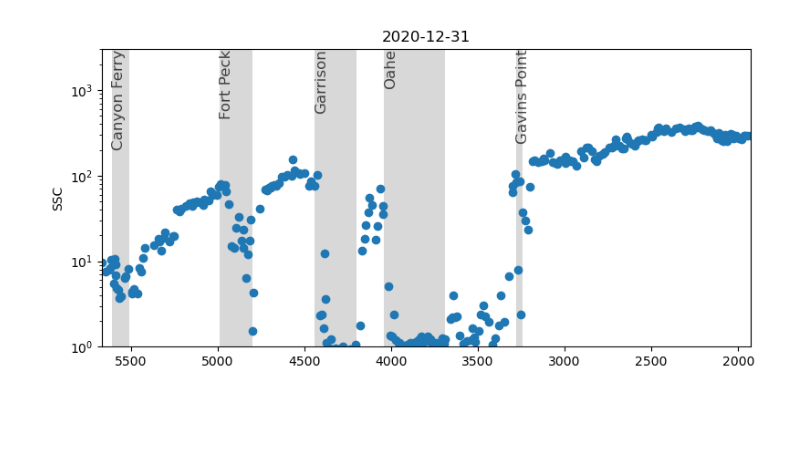
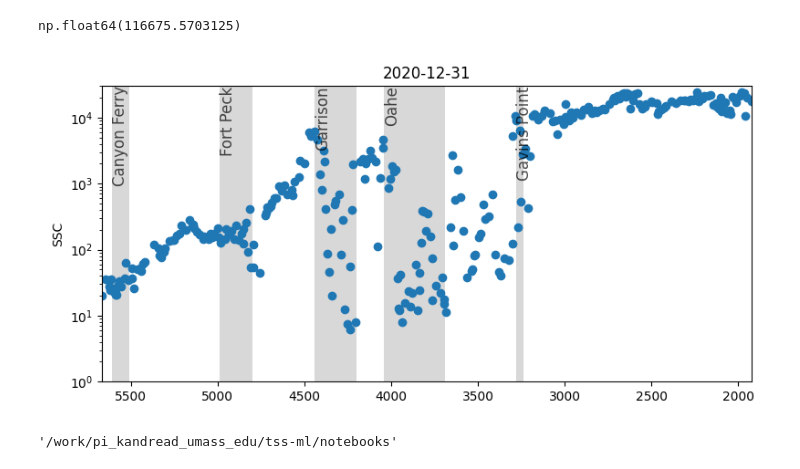
Before and after one commit to Fluvial-UMass/swot-ml, a Jupyter notebook: notebooks/MissouriPredictions.ipynb, the cells around one changed output. Saved outputs shown, nothing was run; the diff lists cells and outputs as text; code cells hidden in the pictures; blank space fills up the shorter version.

Commit message:
Fixed inference mode datasets

```diff
--- a/notebooks/MissouriPredictions.ipynb
+++ b/notebooks/MissouriPredictions.ipynb
@@ -29,13 +30,7 @@ from data import TAPDataset, TAPDataLoader
 # %%
-import data
-reload(data)
-from data import TAPDataset, TAPDataLoader
-
-run_dir = Path("../runs/hybrid_feature_ablation/trim_20240719_200421")
+run_dir = Path("../runs/flexible_hybrid_96/base_config_20240905_182707")
 cfg, model, trainer_state, opt_state, _ = load_last_state(run_dir)
 cfg['quiet'] = False
 
-train_dataset = TAPDataset(cfg)
-
-plt.plot(trainer_state['loss_list'])
+train_dataset = HydroDataset(cfg)
 # %% [output]
@@ -47,22 +42,15 @@ Data Hash: 45b36d6a16586af4d53563f1af62b9dd6c76f4b115c84b14e7c783d0767b4331
 Using cached basin dataset file.
 # %%
-import data
-reload(data)
-from data import TAPDataset, TAPDataLoader
-
 cfg['data_dir'] = Path("/work/pi_kandread_umass_edu/tss-ml/data/NA_WQP/Predictions/Missouri")
 cfg['train_basin_file'] = "metadata/site_lists/all_sites.txt"
 cfg['test_basin_file'] = "metadata/site_lists/all_sites.txt"
 cfg['log_norm_cols'] = []
 cfg['target_weights'] = []
 cfg['data_subset'] = 'predict'
-cfg['features']['static'] = train_dataset.static_features
+# cfg['features']['static'] = train_dataset.static_features
 
 fig_dir = run_dir / "figures" / "Missouri"
 fig_dir.mkdir(parents=True, exist_ok=True)
 
-dataset = TAPDataset(cfg,
-                     dynamic_scale = train_dataset.scale,
-                     static_scale = train_dataset.attributes_scale,
-                     inference_mode = True)
+dataset = HydroDataset(cfg, train_ds = train_dataset)
 # %% [output]
@@ -73,12 +61,12 @@ import evaluate
 reload(evaluate)
 from evaluate import model_iterate
 
-cfg['num_workers'] = 0
+cfg['num_workers'] = 1
 cfg['batch_size'] = 64
 
 dataloader_kwargs = dataset.date_batching('predict_all',['2020-01-01','2021-01-01'])
 cfg.update(dataloader_kwargs)
-dataloader = TAPDataLoader(cfg, dataset)
+dataloader = HydroDataLoader(cfg, dataset)
 
 data_tuple_list = []
 for basin, date, y_pred, dt in model_iterate(model, dataloader, True, False, True):
@@ -156,7 +135,11 @@ dist_out = [get_dist_out(idx) for idx in geom_ids]
 centerline_gdf = gpd.GeoDataFrame(index=geom_ids, data={'dist_out':dist_out}, geometry=centerlines)
 
 #initialize the prediciton columns
-centerline_gdf[dataset.target] = np.NaN
+centerline_gdf[dataset.target] = np.nan
+# %%
+centerline_gdf['flux'].max()
+# %% [output]
+np.float64(116675.5703125)
 # %%
 import matplotlib.patches as patches
 from tqdm.auto import tqdm
@@ -169,13 +152,13 @@ dams = {
     'Garrison': [4200, 4440],
     'Fort Peck': [4800, 4990],
     'Canyon Ferry': [5510, 5610]}
-ylim = [1, 3000]
+ylim = [1, 150000]
 
 y_pred = [tup[2] for tup in data_tuple_list]
 y_pred_avg = np.mean(y_pred, axis=0)
 
 def profile_animation(cfg, model, dataset):
-    from data import TAPDataLoader
+    from data import HydroDataLoader
     from evaluate import model_iterate
     import matplotlib.animation as animation
 
@@ -201,35 +184,40 @@ def profile_animation(cfg, model, dataset):
     ax1.invert_xaxis()
 
     # Data iterator wrapper for frames
     def frames():
         for data in tqdm(data_tuple_list):
             yield data
 
     # Updates the plot based on the data passed by frames()
     def update(frame):
         basins, dates, batch = frame
         basins = [float(b) for b in basins]
 
         for i, t in enumerate(dataset.target):
             centerline_gdf.loc[basins, t] = batch[:,i]# / y_pred_avg[:,i]
 
         # Update scatter plots
-        scatter1.set_data(x, centerline_gdf['ssc'])
+        scatter1.set_data(x, centerline_gdf['flux'])
 
         date = pd.Timestamp(dates[0])
         plt.title(date.strftime('%Y-%m-%d'))
 
         return scatter1
 
     # Create the animation
     ani = animation.FuncAnimation(fig, update, frames=frames,
                                 interval=1000/10, repeat=True)
 
     return ani
 
 ani = profile_animation(cfg, model, dataset)
-ani.save('missouri_ssc_2020_animation.mp4', writer='ffmpeg', dpi=300)
+# ani.save('missouri_ssc_2020_animation.mp4', writer='ffmpeg', dpi=300)
+ani.save('missouri_ssc_2020_animation.gif', writer='pillow', fps=10)
 # %% [output]
-[figure, old version]
+[figure, new version]
+# %%
+pwd
+# %% [output]
+'/work/pi_kandread_umass_edu/tss-ml/notebooks'
 # %%
 #initialize the prediciton columns
```
Also changed, not shown: parts of 10 cells of this notebook, 11 other files.
